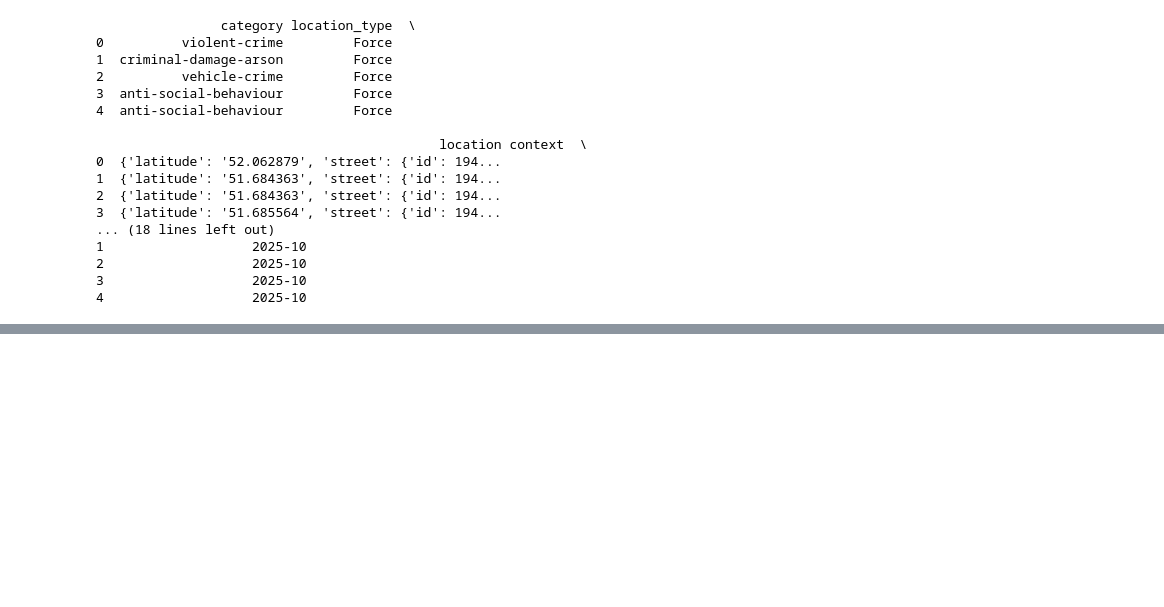
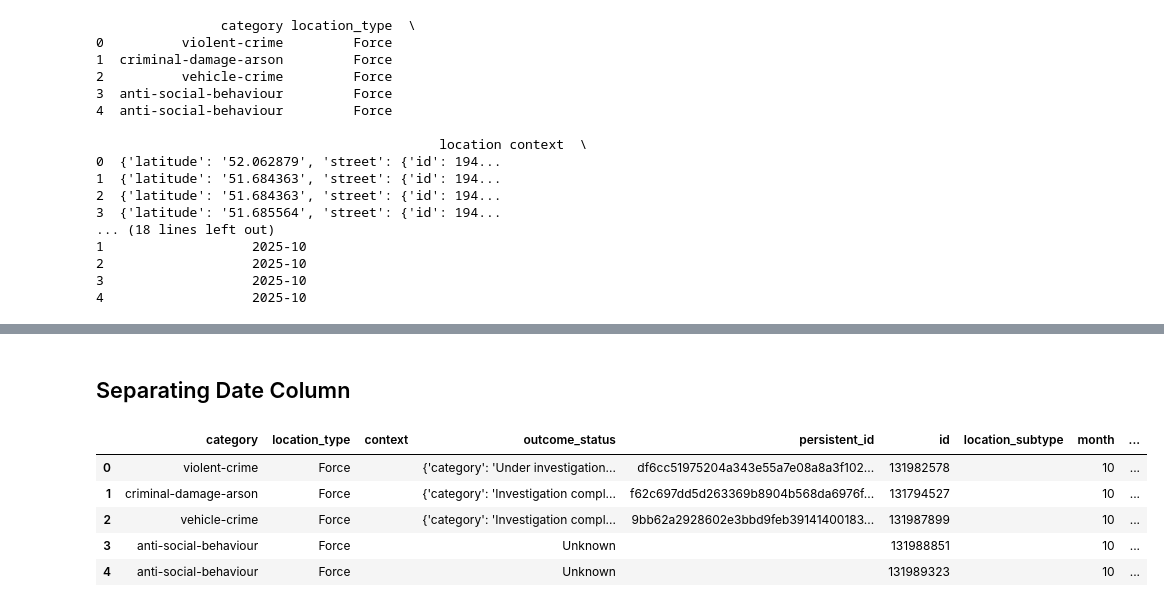
Before and after one commit to zharysc/app-development-Ben-Zharys, a Jupyter notebook: backend.ipynb, the cells around one changed output, grey strips where cells are left out. Saved outputs shown, nothing was run; the diff lists cells and outputs as text; code cells hidden in the pictures; blank space fills up the shorter version.

```diff
--- a/backend.ipynb
+++ b/backend.ipynb
@@ -370,0 +500,34 @@ df_crimes.shape
+# %% [markdown]
+## Separating Date Column
+# %%
+def extract_date_components(df):
+
+    """
+
+    A function to extract year and month from the month column.
+
+    Input: Crime dataframe.
+
+    Output: Crime dataframe with new year and month columns.
+
+    """
+
+    # Converts month column to datetime format
+    df["month"] = pd.to_datetime(df["month"], format="%Y-%m")
+
+    # Extracts year and month from month column
+    df["year"] = df["month"].dt.year
+    df["month"] = df["month"].dt.month
+
+    # Returns dataframe
+    return df
+
+df = extract_date_components(df)
+df.head()
+# %% [output]
+|  | category | location_type | context | outcome_status | persistent_id | id | location_subtype | month | ... |
+| 0 | violent-crime | Force |  | {'category': 'Under investigation... | df6cc51975204a343e55a7e08a8a3f102... | 131982578 |  | 10 | ... |
+| 1 | criminal-damage-arson | Force |  | {'category': 'Investigation compl... | f62c697dd5d263369b8904b568da6976f... | 131794527 |  | 10 | ... |
+| 2 | vehicle-crime | Force |  | {'category': 'Investigation compl... | 9bb62a2928602e3bbd9feb39141400183... | 131987899 |  | 10 | ... |
+| 3 | anti-social-behaviour | Force |  | Unknown |  | 131988851 |  | 10 | ... |
+| 4 | anti-social-behaviour | Force |  | Unknown |  | 131989323 |  | 10 | ... |
```
Also changed, not shown: parts of 15 cells of this notebook.
